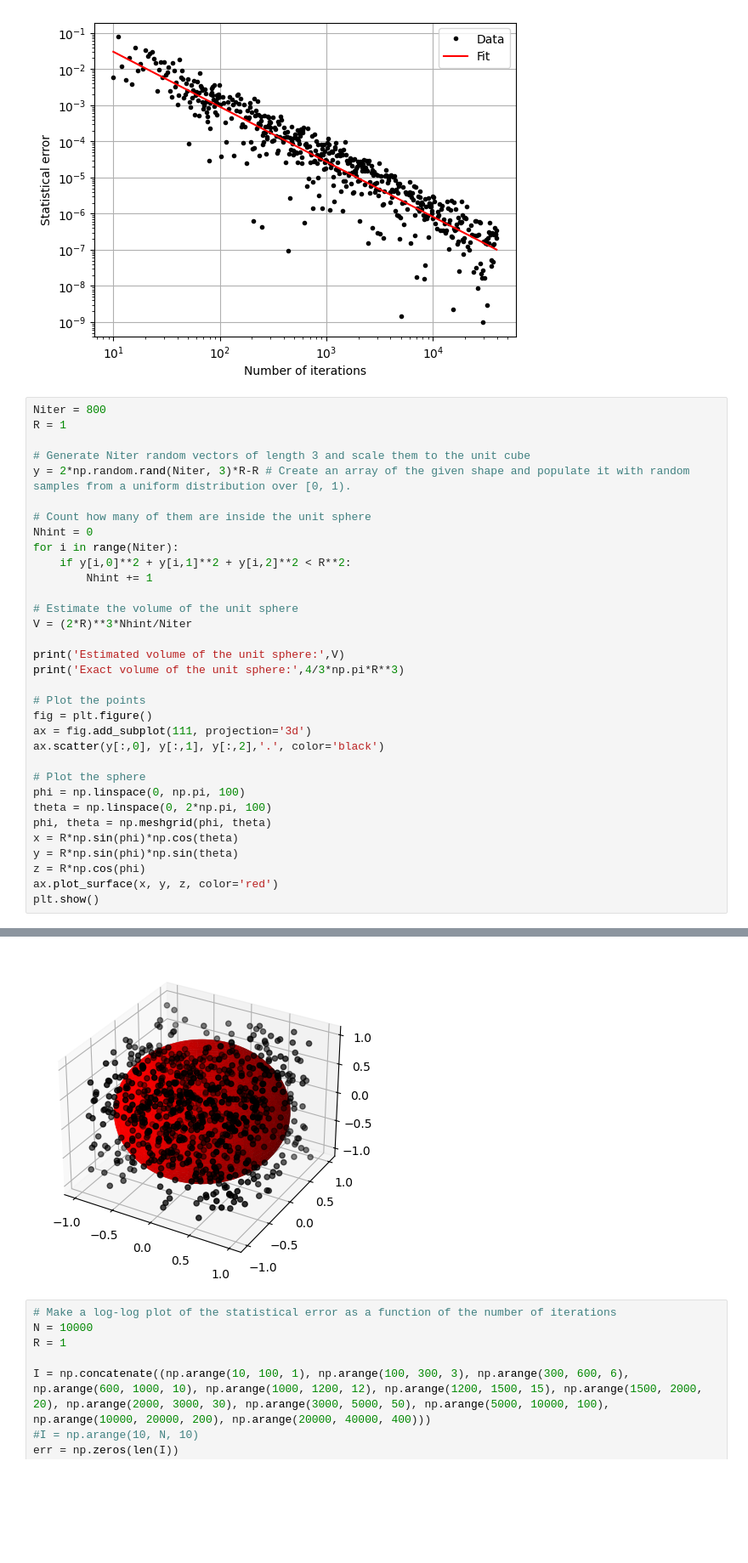
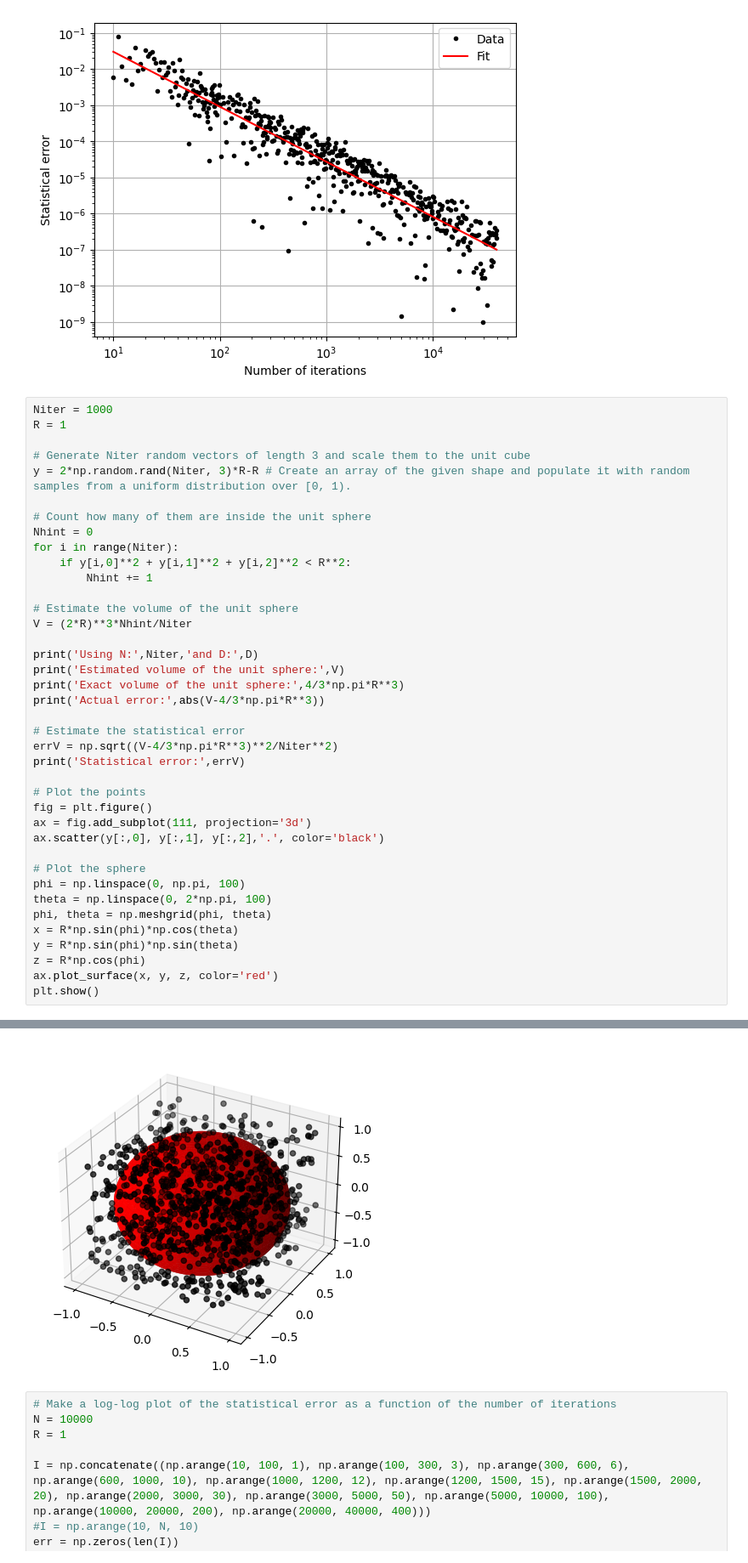
Before and after one commit to giacomocalabria/Stochastic-Methods-UPC, a Jupyter notebook: W3/Notebook.ipynb, the cells around one changed output, grey strips where cells are left out. Shown: that part at 85% size. Cells and saved outputs as stored; diff of their text form; blank space fills up the shorter version.

```diff
--- a/W3/Notebook.ipynb
+++ b/W3/Notebook.ipynb
@@ -93,7 +94,7 @@ plt.show()
 # %% [output]
 [figure]
 # %%
-Niter = 800
+Niter = 1000
 R = 1
 
 # Generate Niter random vectors of length 3 and scale them to the unit cube
@@ -108,8 +109,14 @@ for i in range(Niter):
 # Estimate the volume of the unit sphere
 V = (2*R)**3*Nhint/Niter
 
+print('Using N:',Niter,'and D:',D)
 print('Estimated volume of the unit sphere:',V)
 print('Exact volume of the unit sphere:',4/3*np.pi*R**3)
+print('Actual error:',abs(V-4/3*np.pi*R**3))
+
+# Estimate the statistical error
+errV = np.sqrt((V-4/3*np.pi*R**3)**2/Niter**2)
+print('Statistical error:',errV)
 
 # Plot the points
 fig = plt.figure()
@@ -131,4 +141,4 @@ Exact volume of the unit sphere: 4.1887902047863905
-[figure, old version]
+[figure, new version]
 # %%
 # Make a log-log plot of the statistical error as a function of the number of iterations
 N = 10000
```
Also changed, not shown: parts of 7 cells of this notebook, 5 other files.
